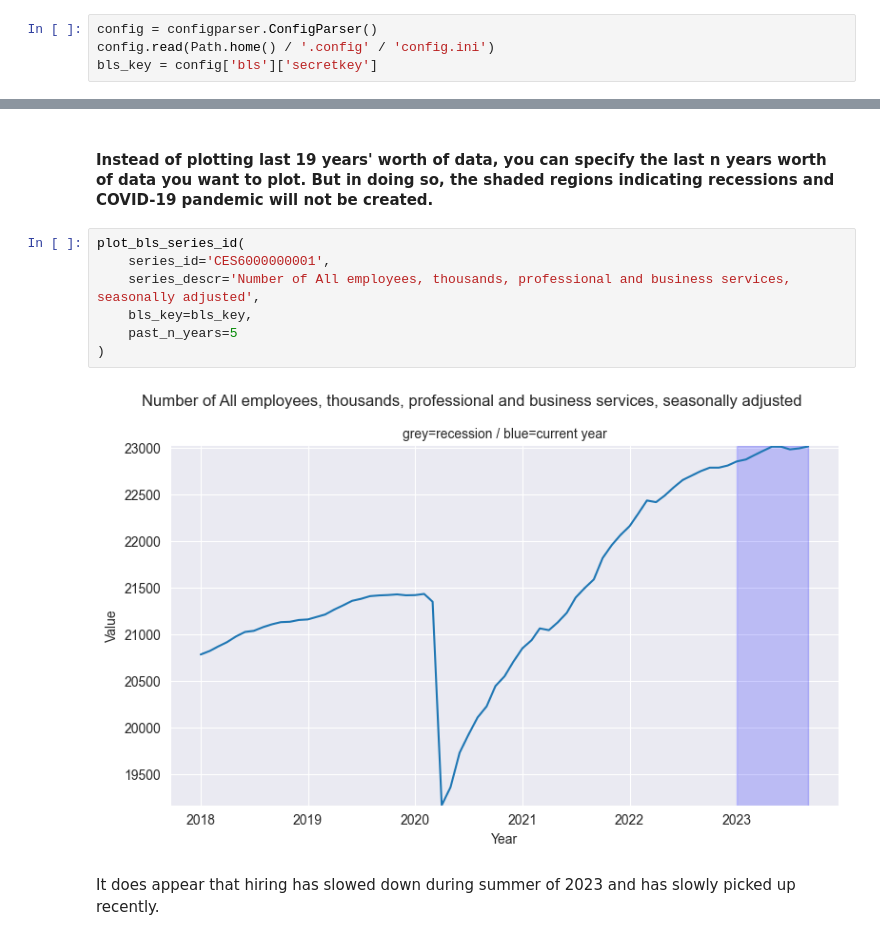
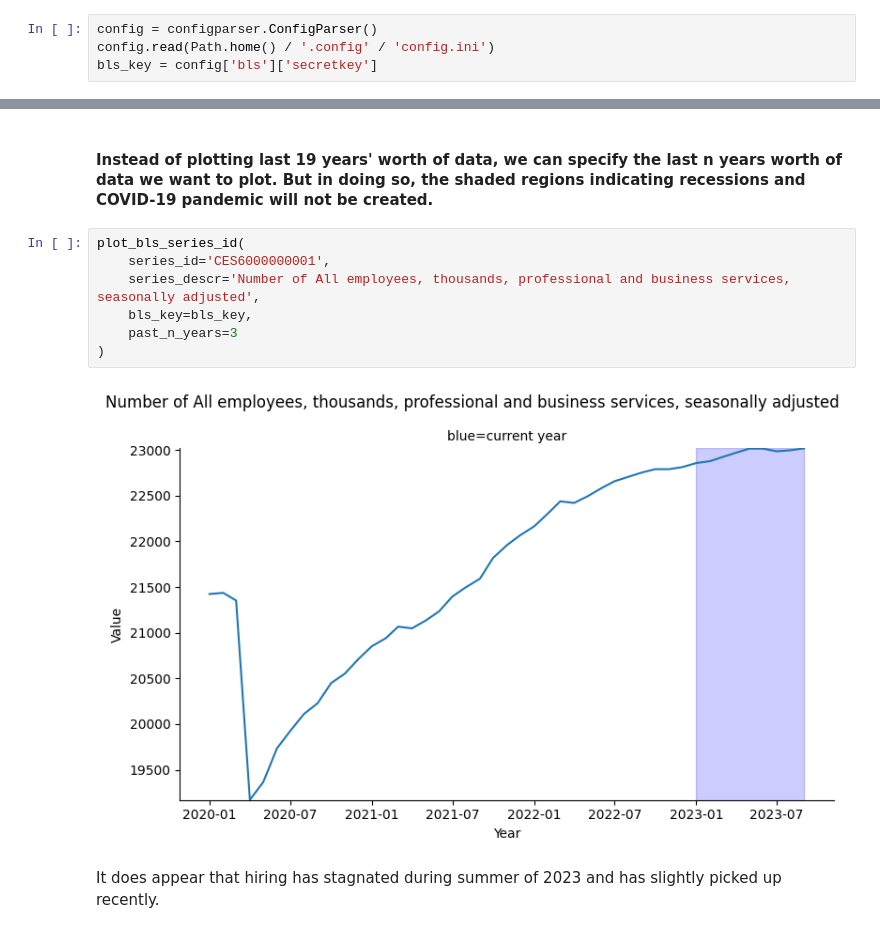
Before and after one commit to pybokeh/data-sets, a Jupyter notebook: bls/Using_blsutils.ipynb, the cells around one changed output, grey strips where cells are left out. Cells and saved outputs as stored; diff of their text form.

Commit message:
Updated example on using blsutils and ensure plots have the correct subtitle

```diff
--- a/bls/Using_blsutils.ipynb
+++ b/bls/Using_blsutils.ipynb
@@ -23,13 +27,13 @@ plot_bls_series_id(
 # %% [markdown]
-#### Instead of plotting last 19 years' worth of data, you can specify the last n years worth of data you want to plot.  But in doing so, the shaded regions indicating recessions and COVID-19 pandemic will not be created.
+#### Instead of plotting last 19 years' worth of data, we can specify the last n years worth of data we want to plot.  But in doing so, the shaded regions indicating recessions and COVID-19 pandemic will not be created.
 # %%
 plot_bls_series_id(
     series_id='CES6000000001',
     series_descr='Number of All employees, thousands, professional and business services, seasonally adjusted',
     bls_key=bls_key,
-    past_n_years=5
+    past_n_years=3
 )
 # %% [output]
-[figure, old version]
+[figure, new version]
 # %% [markdown]
-It does appear that hiring has slowed down during summer of 2023 and has slowly picked up recently.
+It does appear that hiring has stagnated during summer of 2023 and has slightly picked up recently.
```
Also changed, not shown: parts of 14 cells of this notebook, 5 other files.
